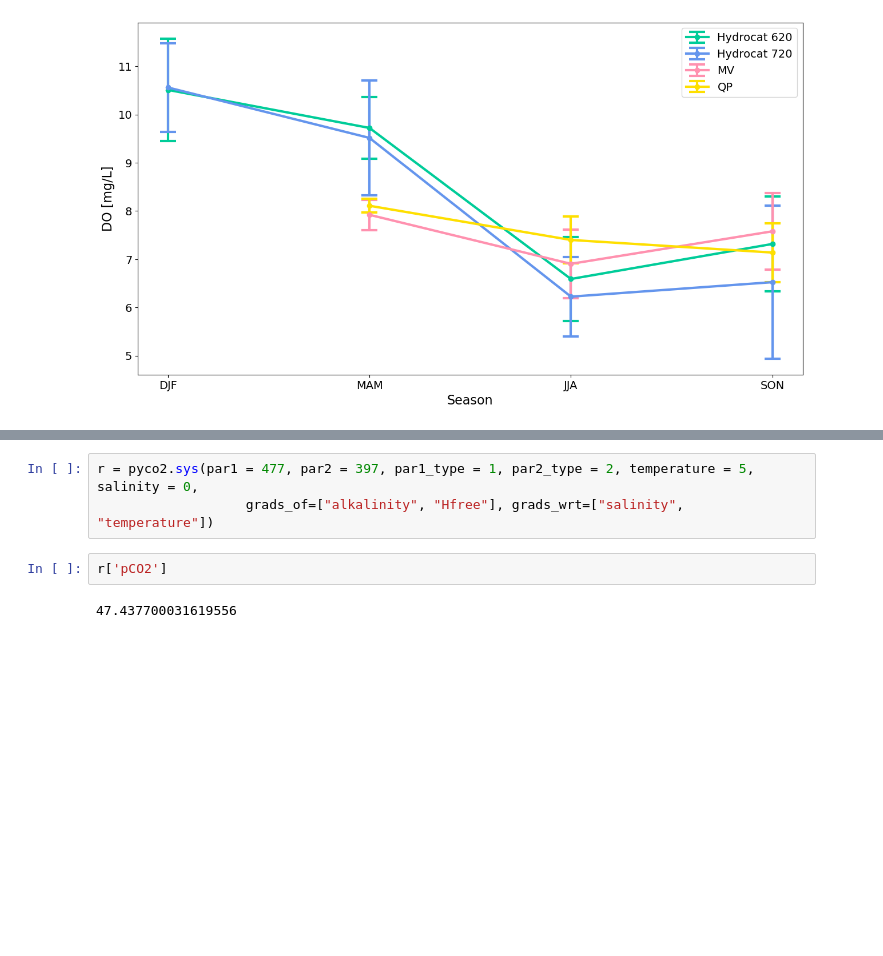
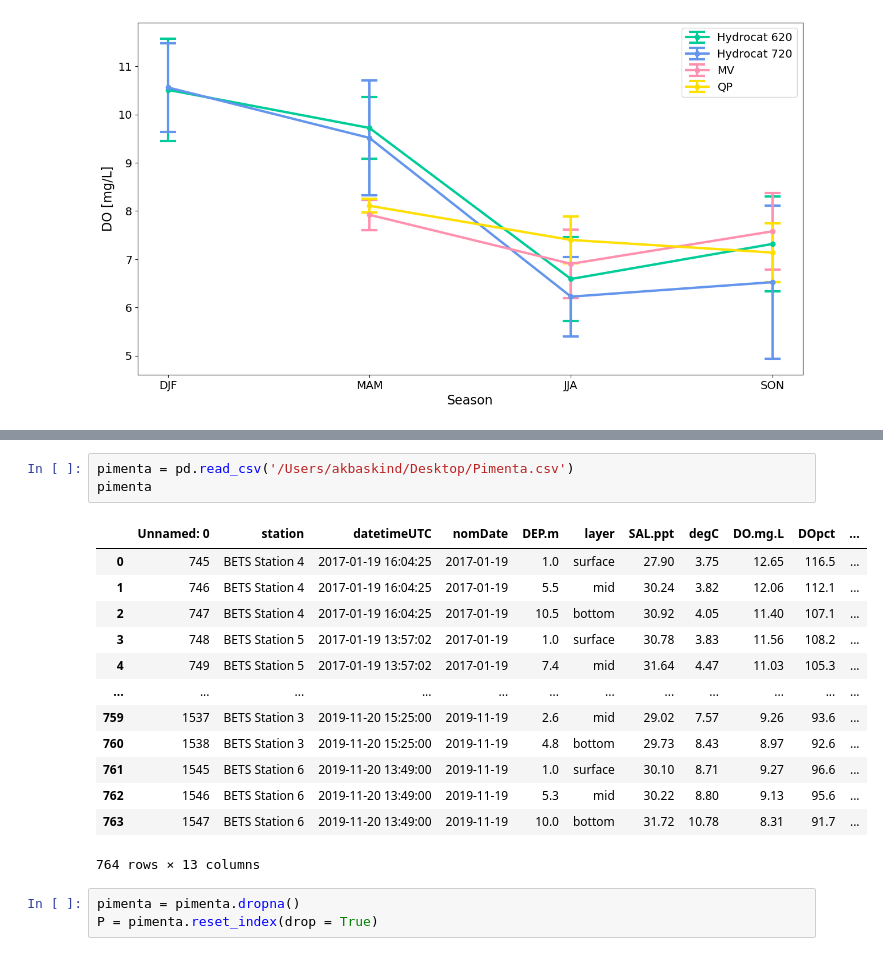
Before and after one commit to abby-baskind/phyto, a Jupyter notebook: intro_analysis.ipynb, the cells around one changed output, grey strips where cells are left out. Cells and saved outputs as stored; diff of their text form; blank space fills up the shorter version.

```diff
--- a/intro_analysis.ipynb
+++ b/intro_analysis.ipynb
@@ -838,7 +550,20 @@ ax.legend()
-# %%
-r = pyco2.sys(par1 = 477, par2 = 397, par1_type = 1, par2_type = 2, temperature = 5, salinity = 0,
-                   grads_of=["alkalinity", "Hfree"], grads_wrt=["salinity", "temperature"])
-# %%
-r['pCO2']
-# %% [output]
-47.437700031619556
+# %%
+pimenta = pd.read_csv('/Users/akbaskind/Desktop/Pimenta.csv')
+pimenta
+# %% [output]
+|  | Unnamed: 0 | station | datetimeUTC | nomDate | DEP.m | layer | SAL.ppt | degC | DO.mg.L | DOpct | ... |
+| 0 | 745 | BETS Station 4 | 2017-01-19 16:04:25 | 2017-01-19 | 1.0 | surface | 27.90 | 3.75 | 12.65 | 116.5 | ... |
+| 1 | 746 | BETS Station 4 | 2017-01-19 16:04:25 | 2017-01-19 | 5.5 | mid | 30.24 | 3.82 | 12.06 | 112.1 | ... |
+| 2 | 747 | BETS Station 4 | 2017-01-19 16:04:25 | 2017-01-19 | 10.5 | bottom | 30.92 | 4.05 | 11.40 | 107.1 | ... |
+| 3 | 748 | BETS Station 5 | 2017-01-19 13:57:02 | 2017-01-19 | 1.0 | surface | 30.78 | 3.83 | 11.56 | 108.2 | ... |
+| 4 | 749 | BETS Station 5 | 2017-01-19 13:57:02 | 2017-01-19 | 7.4 | mid | 31.64 | 4.47 | 11.03 | 105.3 | ... |
+| ... | ... | ... | ... | ... | ... | ... | ... | ... | ... | ... | ... |
+| 759 | 1537 | BETS Station 3 | 2019-11-20 15:25:00 | 2019-11-19 | 2.6 | mid | 29.02 | 7.57 | 9.26 | 93.6 | ... |
+| 760 | 1538 | BETS Station 3 | 2019-11-20 15:25:00 | 2019-11-19 | 4.8 | bottom | 29.73 | 8.43 | 8.97 | 92.6 | ... |
+| 761 | 1545 | BETS Station 6 | 2019-11-20 13:49:00 | 2019-11-19 | 1.0 | surface | 30.10 | 8.71 | 9.27 | 96.6 | ... |
+| 762 | 1546 | BETS Station 6 | 2019-11-20 13:49:00 | 2019-11-19 | 5.3 | mid | 30.22 | 8.80 | 9.13 | 95.6 | ... |
+| 763 | 1547 | BETS Station 6 | 2019-11-20 13:49:00 | 2019-11-19 | 10.0 | bottom | 31.72 | 10.78 | 8.31 | 91.7 | ... |
+764 rows × 13 columns
+# %%
+pimenta = pimenta.dropna()
+P = pimenta.reset_index(drop = True)
```
Also changed, not shown: parts of 27 cells of this notebook, 6 other files.
